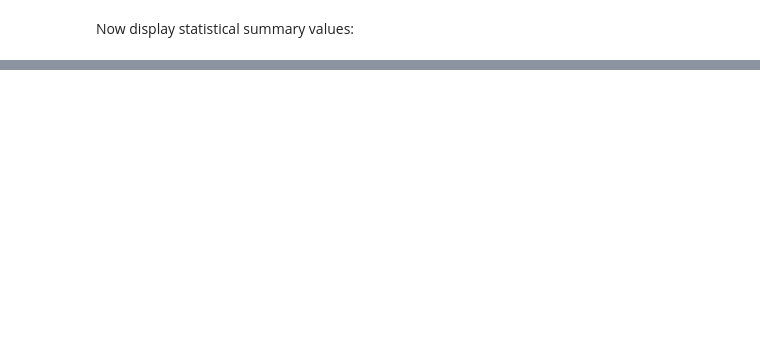
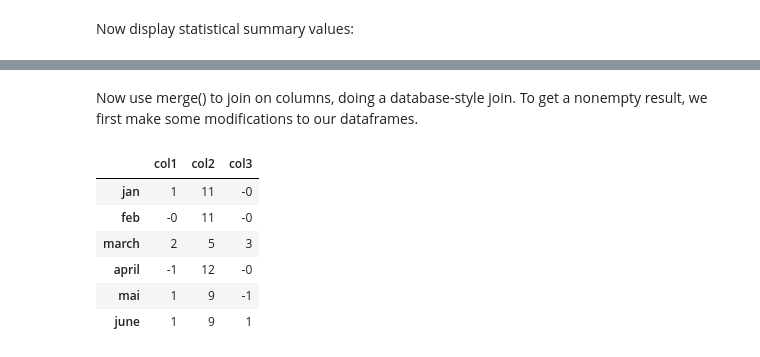
Before and after one commit to skeydan/data-science-with-python, a Jupyter notebook: notebooks_exercises/pandas_getting_started.ipynb, the cells around one changed output, grey strips where cells are left out. Cells and saved outputs as stored; diff of their text form; code cells hidden in the pictures; blank space fills up the shorter version.

```diff
--- a/notebooks_exercises/pandas_getting_started.ipynb
+++ b/notebooks_exercises/pandas_getting_started.ipynb
@@ -148,0 +173,14 @@ tbd
+# %% [markdown]
+Now use merge() to join on columns, doing a database-style join.
+To get a nonempty result, we first make some modifications to our dataframes.
+# %%
+df = df.applymap(round)
+df
+# %% [output]
+|  | col1 | col2 | col3 |
+| jan | 1 | 11 | -0 |
+| feb | -0 | 11 | -0 |
+| march | 2 | 5 | 3 |
+| april | -1 | 12 | -0 |
+| mai | 1 | 9 | -1 |
+| june | 1 | 9 | 1 |
```
Also changed, not shown: parts of 20 cells of this notebook, 2 other files.
